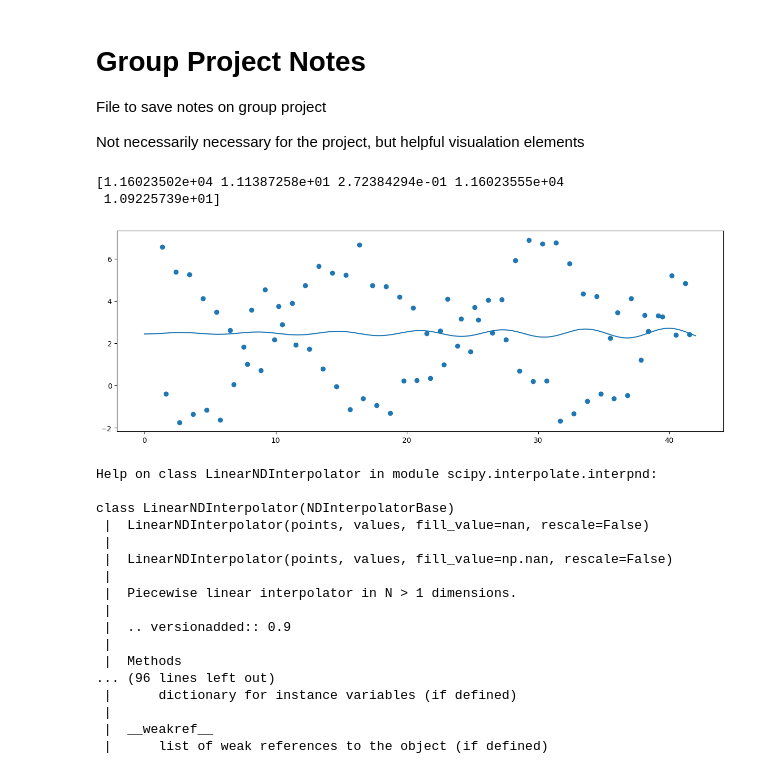
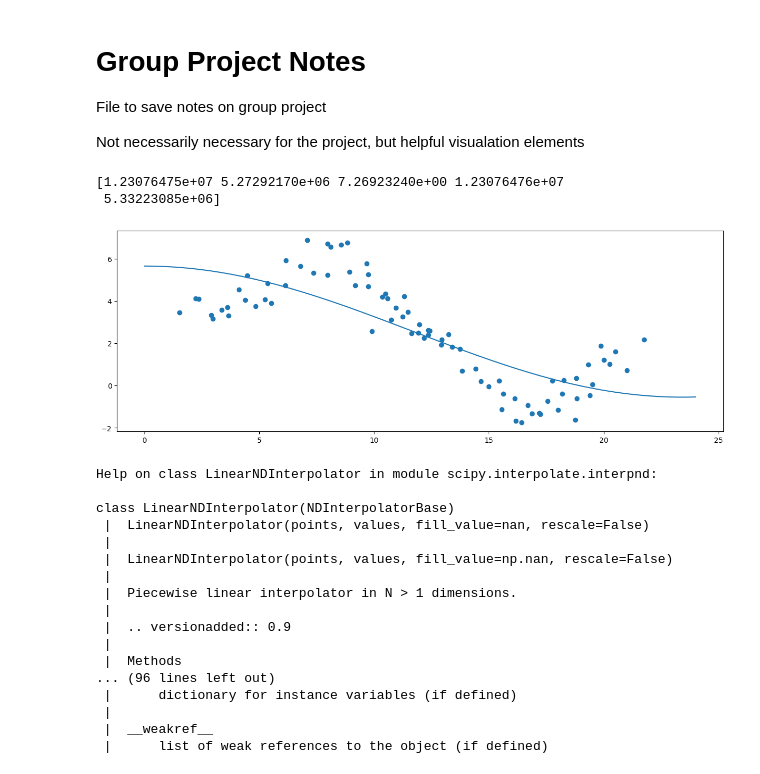
Before and after one commit to atothsmi/ASTR19, a Jupyter notebook: codeJournal_3/group_project.ipynb, the cells around one changed output. Cells and saved outputs as stored; diff of their text form; code cells hidden in the pictures.

```diff
--- a/codeJournal_3/group_project.ipynb
+++ b/codeJournal_3/group_project.ipynb
@@ -15,43 +15,43 @@ day, time0, value = np.loadtxt('ASTR19_F23_group_project_data.txt', dtype=
 
 time0 = np.char.split(time0, ':')
 time1 = np.array([int(hour) + int(min)/60 for hour, min in time0])
 
-time = np.array([int(hour)/24 + int(min)/60/24 for hour, min in time0])
+# time = np.array([int(hour)/24 + int(min)/60/24 for hour, min in time0])
 
-time2 = np.array([day[i] + time[i] for i in range(len(day))])
+# time2 = np.array([day[i] + time[i] for i in range(len(day))])
 
 #--- Linear interpolation ---
 #create a function that, for any value of mass, computes the radius by linear interpolation
 #this create a function with the name "rad_interpol" that will take 1 argument(mass) and return 1 value(radius)
-rad_interpol = interpolate.interp1d(time2, value, kind='linear', fill_value='extrapolate')
+rad_interpol = interpolate.interp1d(time1, value, kind='linear', fill_value='extrapolate')
 
 def rad_model(time, a, b, c, d, e):
-    return a * np.cos(b*time) + c + d * np.cos(e*time)
+    return a * np.cos((b*time)/24) + c
 
 #perform the fit
-params, params_cov = optimize.curve_fit(rad_model, time2, value, p0=[1,1, 1, 1,1])
+params, params_cov = optimize.curve_fit(rad_model, time1, value, p0=[1,1, 1, 1,1])
 
 param_err = np.sqrt(np.diag(params_cov)) #extract the diagonal, and apply the square root
 
 #use fitted parameters to define the fitted function
 def rad_fit(time, params):
     return rad_model(time, params[0], params[1], params[2], params[3], params[4])
 
 print(param_err)
 
-test_times = np.linspace(0, 42, 10000)
+test_times = np.linspace(0, 24, 10000)
 
 radii_fit = rad_fit(test_times, params)
 fig = plt.figure(figsize=(15,5))
-plt.scatter(time2, value)
+plt.scatter(time1, value)
 plt.plot(test_times, radii_fit)
 plt.show()
 
 help(interpolate.LinearNDInterpolator)
 # %% [output]
-[1.16023502e+04 1.11387258e+01 2.72384294e-01 1.16023555e+04
- 1.09225739e+01]
+[1.23076475e+07 5.27292170e+06 7.26923240e+00 1.23076476e+07
+ 5.33223085e+06]
-[figure, old version]
+[figure, new version]
 Help on class LinearNDInterpolator in module scipy.interpolate.interpnd:
 
 class LinearNDInterpolator(NDInterpolatorBase)
```
